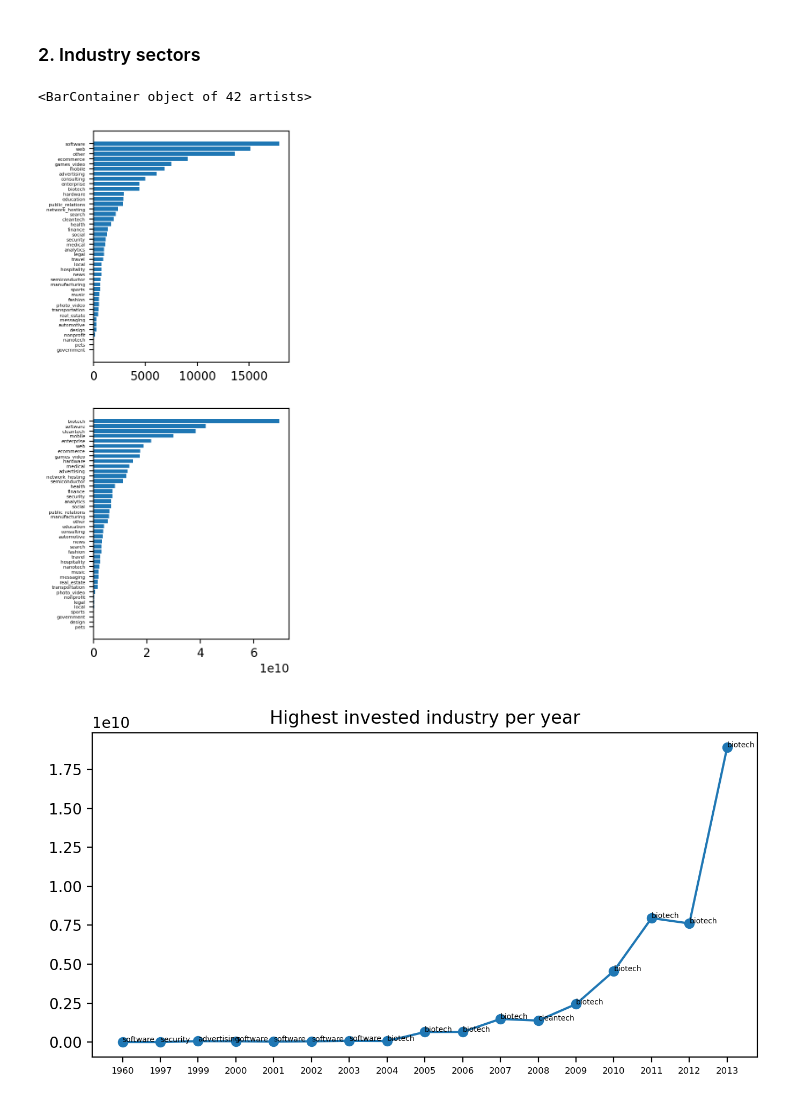
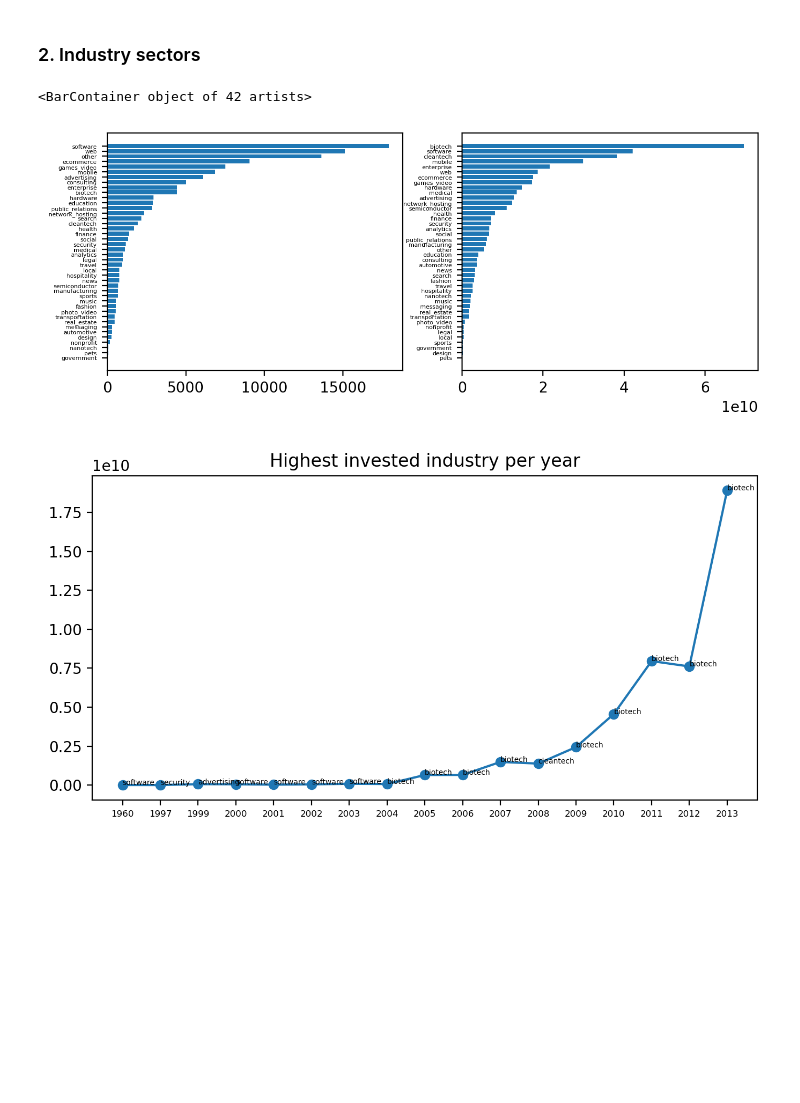
Before and after one commit to bartolomej/PR22_BK_LG_NS, a Jupyter notebook: report.ipynb, the cells around one changed output. Cells and saved outputs as stored; diff of their text form; code cells hidden in the pictures; blank space fills up the shorter version.

```diff
--- a/report.ipynb
+++ b/report.ipynb
@@ -79,20 +79,20 @@ plot_year_count(ipos, "public_at", "%Y-%m-%d")
 # %%
 count_by_category = objects.groupby("category_code").size().sort_values()
 total_fundings = funding_rounds.groupby("object_id", as_index=False)["raised_amount"].sum().sort_values("raised_amount",
                                                                                                         ascending=False)
 total_fundings_per_category = total_fundings.merge(objects, left_on="object_id", right_on="id")[["category_code", "raised_amount"]].groupby("category_code").sum()["raised_amount"].sort_values()
 total_fundings.merge(objects, left_on="object_id", right_on="id")[["category_code", "raised_amount"]].groupby(
     "category_code").sum()["raised_amount"].sort_values()
 
-fig, axes = plt.subplots(2, 1, figsize=(3, 8), dpi=200)
+fig, axes = plt.subplots(1, 2, figsize=(8, 3), dpi=200)
 axes[0].tick_params(axis="y", labelsize=4)
 axes[0].ticklabel_format(style='plain')
 axes[0].barh(count_by_category.index, count_by_category.values)
 axes[1].tick_params(axis="y", labelsize=4)
 axes[1].barh(total_fundings_per_category.index, total_fundings_per_category.values)
 # %% [output]
 <BarContainer object of 42 artists>
-[figure, old version]
+[figure, new version]
 # %%
 #Industrja z največjo investicijo vsako leto
 from datetime import datetime
```
Also changed, not shown: parts of 3 cells of this notebook, 8 other files.
